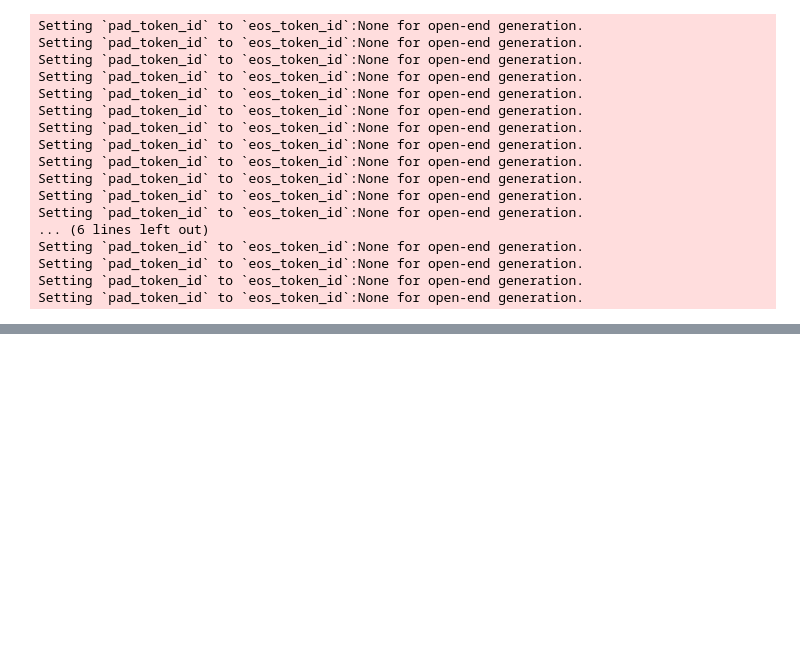
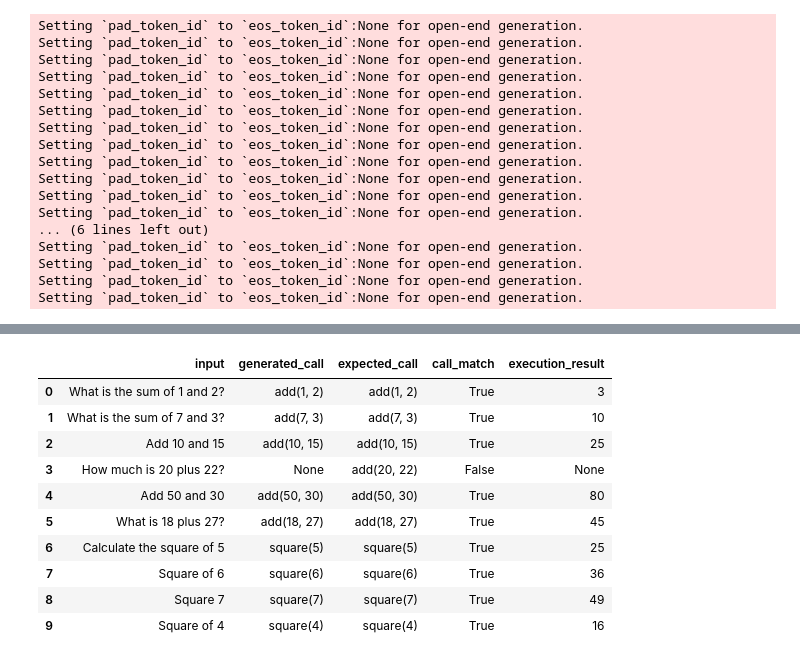
Before and after one commit to etuckerman/SOCOTEC, a Jupyter notebook: SOCOTEC_GPU_elliot_tuckerman.ipynb, the cells around one changed output, grey strips where cells are left out. Drawn from its saved outputs; the diff is of its cells as text; code cells hidden in the pictures; blank space fills up the shorter version.

```diff
--- a/SOCOTEC_GPU_elliot_tuckerman.ipynb
+++ b/SOCOTEC_GPU_elliot_tuckerman.ipynb
@@ -118,6 +118,8 @@ Convert the following input to EXACTLY the correct function call:
 Input: {input_text}
 Correct Function Call: """
 
+import ast  # Import ast module for argument parsing
+
 def generate_function_call(model, tokenizer, input_text, max_length=150):
     prompt = format_prompt(input_text)
 
@@ -127,27 +129,32 @@ def generate_function_call(model, tokenizer, input_text, max_length=150):
         max_length=max_length,
         num_return_sequences=1,
         do_sample=True,
-        temperature=0.1  # Very low temperature for more precise output
+        temperature=0.1
     )
 
     generated_text = tokenizer.decode(outputs[0], skip_special_tokens=True)
 
-    # More robust extraction of function call
-    function_call_match = re.search(r'Correct Function Call:\s*(.+)', generated_text)
+    # Improved regular expression for function call extraction
+    function_call_match = re.search(r'Correct Function Call:\s*(\w+\(.*?\))', generated_text)
 
     if function_call_match:
         function_call = function_call_match.group(1).strip()
 
-        # Standardize quotes and prevent generic Python operations
-        function_call = function_call.replace('"', "'")
+        # Preserve original quotes
+        # ... (consider keeping quotes as generated)
 
-        # Prevent generic print or math operations
+        # More robust argument parsing using ast.literal_eval
+        try:
+            args = ast.literal_eval(function_call.split("(")[1].rstrip(")"))
+        except (SyntaxError, ValueError):
+            args = []
+
         if not re.match(r'^(add|square|cube|greet)\(', function_call):
             return None
 
         return function_call
+    return None
 
-    return None
 
 def execute_function_call(function_call):
     try:
@@ -260,0 +353,14 @@ Call Match: False
+# %%
+evaluation_df.head(10)
+# %% [output]
+|  | input | generated_call | expected_call | call_match | execution_result |
+| 0 | What is the sum of 1 and 2? | add(1, 2) | add(1, 2) | True | 3 |
+| 1 | What is the sum of 7 and 3? | add(7, 3) | add(7, 3) | True | 10 |
+| 2 | Add 10 and 15 | add(10, 15) | add(10, 15) | True | 25 |
+| 3 | How much is 20 plus 22? | None | add(20, 22) | False | None |
+| 4 | Add 50 and 30 | add(50, 30) | add(50, 30) | True | 80 |
+| 5 | What is 18 plus 27? | add(18, 27) | add(18, 27) | True | 45 |
+| 6 | Calculate the square of 5 | square(5) | square(5) | True | 25 |
+| 7 | Square of 6 | square(6) | square(6) | True | 36 |
+| 8 | Square 7 | square(7) | square(7) | True | 49 |
+| 9 | Square of 4 | square(4) | square(4) | True | 16 |
```
Also changed, not shown: parts of 2 cells of this notebook.
